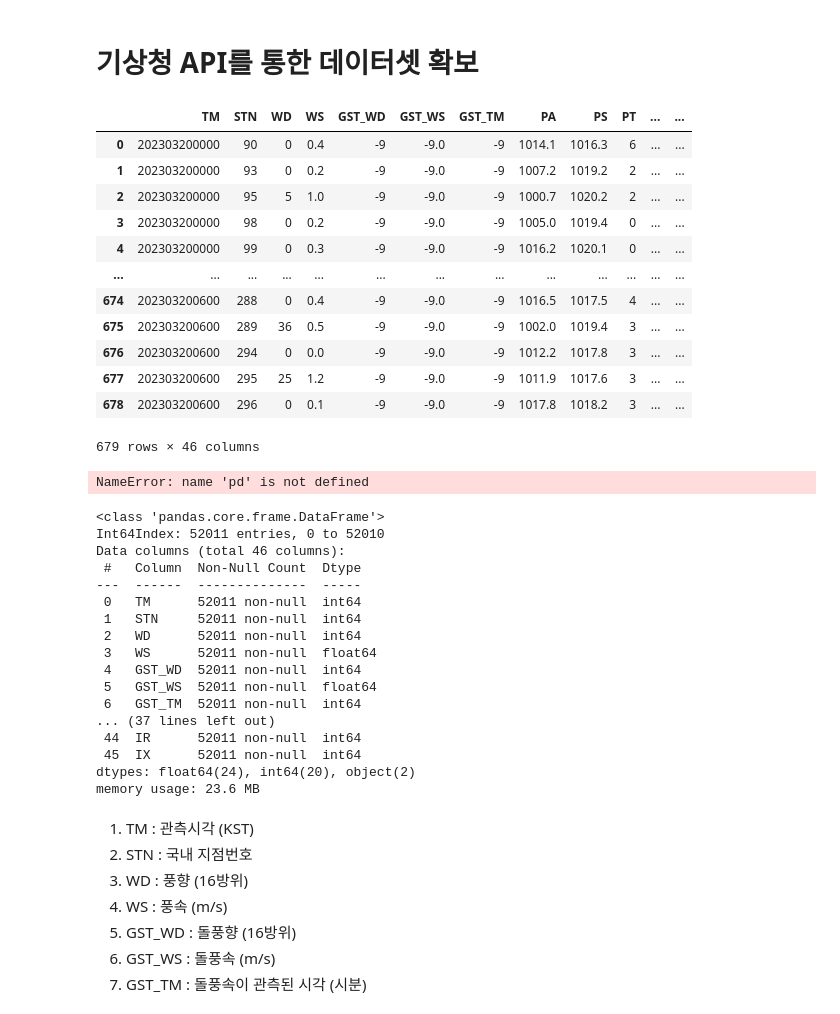
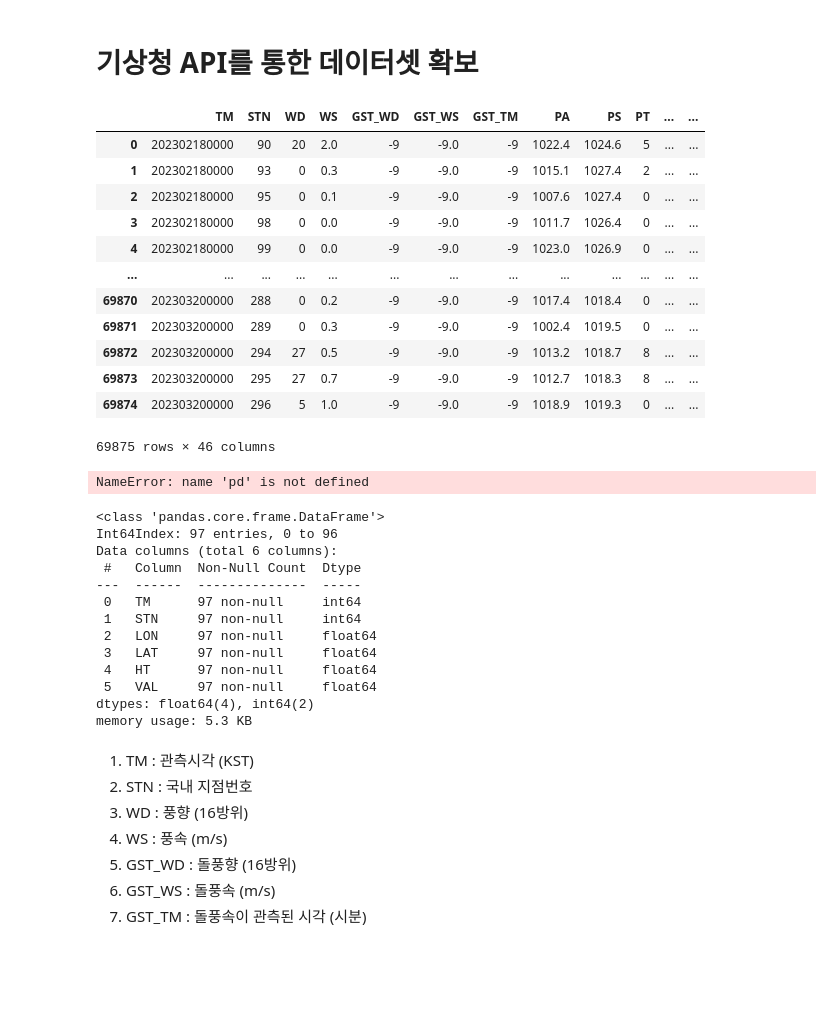
Before and after one commit to Jonghyun-Park1027/Competition1, a Jupyter notebook: meteorological_api.ipynb, the cells around one changed output. Saved outputs shown, nothing was run; the diff lists cells and outputs as text; code cells hidden in the pictures; blank space fills up the shorter version.

```diff
--- a/meteorological_api.ipynb
+++ b/meteorological_api.ipynb
@@ -19,45 +19,45 @@ from sklearn.model_selection import train_test_split
 # %%
 # # api 지상관측자료 시간자료
 # url = "https://apihub.kma.go.kr/api/typ01/url/kma_sfctm3.php?tm1=202303200000&tm2=202303200600&stn=0&help=1&authKey=-"
 # num = "final"
 # with urlopen(url) as f:
 #     binary_data = f.read()
 #     column = ['TM', 'STN', 'WD', 'WS', 'GST_WD', 'GST_WS', 'GST_TM', 'PA', 'PS', 'PT', 'PR',    'TA', 'TD', 'HM', 'PV',
 #               'RN', 'RN_DAY', 'RN_JUN', 'RN_INT', 'SD_HR3', 'SD_DAY', 'SD_TOT', 'WC', 'WP',
 #               'WW', 'CA_TOT', 'CA_MID', 'CH_MIN', 'CT', 'CT_TOP', 'CT_MID', 'CT_LOW', 'VS', 'SS', 'SI', 'ST_GD',
 #               'TS', 'TE_005', 'TE_01', 'TE_02', 'TE_03', 'ST_SEA', 'WH', 'BF', 'IR', 'IX']
 #
 #     # 주어진 바이트 문자열을 일반 문자열로 변환
 #     data_str = binary_data.decode('cp949')
 #
 #     # 문자열을 행으로 분리
 #     lines = data_str.split("\n")
 #
 #     # 주석 제외 및 데이터만 추출
 #     lines = [line for line in lines if not line.startswith("#") and line.strip() != ""]
 #
 #     # 각 행의 데이터를 공백으로 분리하고 이를 리스트의 리스트로 변환
 #     data_list = [line.split() for line in lines]
 #
 #     # 리스트의 리스트를 데이터프레임으로 변환
 #     df_api = pd.DataFrame(data_list, columns=column)
 #     df_api.to_csv(f"./meteorological/meteorological_{num}.csv")
-# df_api = pd.read_csv(f"./meteorological/meteorological_{num}.csv", encoding='cp949', index_col=0)
-# df_api
+df_api = pd.read_csv(f"./meteorological/meteorological_1.csv", encoding='cp949', index_col=0)
+df_api
 # %% [output]
 |  | TM | STN | WD | WS | GST_WD | GST_WS | GST_TM | PA | PS | PT | ... | ... |
-| 0 | 202303200000 | 90 | 0 | 0.4 | -9 | -9.0 | -9 | 1014.1 | 1016.3 | 6 | ... | ... |
-| 1 | 202303200000 | 93 | 0 | 0.2 | -9 | -9.0 | -9 | 1007.2 | 1019.2 | 2 | ... | ... |
-| 2 | 202303200000 | 95 | 5 | 1.0 | -9 | -9.0 | -9 | 1000.7 | 1020.2 | 2 | ... | ... |
-| 3 | 202303200000 | 98 | 0 | 0.2 | -9 | -9.0 | -9 | 1005.0 | 1019.4 | 0 | ... | ... |
-| 4 | 202303200000 | 99 | 0 | 0.3 | -9 | -9.0 | -9 | 1016.2 | 1020.1 | 0 | ... | ... |
+| 0 | 202302180000 | 90 | 20 | 2.0 | -9 | -9.0 | -9 | 1022.4 | 1024.6 | 5 | ... | ... |
+| 1 | 202302180000 | 93 | 0 | 0.3 | -9 | -9.0 | -9 | 1015.1 | 1027.4 | 2 | ... | ... |
+| 2 | 202302180000 | 95 | 0 | 0.1 | -9 | -9.0 | -9 | 1007.6 | 1027.4 | 0 | ... | ... |
+| 3 | 202302180000 | 98 | 0 | 0.0 | -9 | -9.0 | -9 | 1011.7 | 1026.4 | 0 | ... | ... |
+| 4 | 202302180000 | 99 | 0 | 0.0 | -9 | -9.0 | -9 | 1023.0 | 1026.9 | 0 | ... | ... |
 | ... | ... | ... | ... | ... | ... | ... | ... | ... | ... | ... | ... | ... |
-| 674 | 202303200600 | 288 | 0 | 0.4 | -9 | -9.0 | -9 | 1016.5 | 1017.5 | 4 | ... | ... |
-| 675 | 202303200600 | 289 | 36 | 0.5 | -9 | -9.0 | -9 | 1002.0 | 1019.4 | 3 | ... | ... |
-| 676 | 202303200600 | 294 | 0 | 0.0 | -9 | -9.0 | -9 | 1012.2 | 1017.8 | 3 | ... | ... |
-| 677 | 202303200600 | 295 | 25 | 1.2 | -9 | -9.0 | -9 | 1011.9 | 1017.6 | 3 | ... | ... |
-| 678 | 202303200600 | 296 | 0 | 0.1 | -9 | -9.0 | -9 | 1017.8 | 1018.2 | 3 | ... | ... |
+| 69870 | 202303200000 | 288 | 0 | 0.2 | -9 | -9.0 | -9 | 1017.4 | 1018.4 | 0 | ... | ... |
+| 69871 | 202303200000 | 289 | 0 | 0.3 | -9 | -9.0 | -9 | 1002.4 | 1019.5 | 0 | ... | ... |
+| 69872 | 202303200000 | 294 | 27 | 0.5 | -9 | -9.0 | -9 | 1013.2 | 1018.7 | 8 | ... | ... |
+| 69873 | 202303200000 | 295 | 27 | 0.7 | -9 | -9.0 | -9 | 1012.7 | 1018.3 | 8 | ... | ... |
+| 69874 | 202303200000 | 296 | 5 | 1.0 | -9 | -9.0 | -9 | 1018.9 | 1019.3 | 0 | ... | ... |
-679 rows × 46 columns
+69875 rows × 46 columns
 # %%
 # 요소별 조회(HT 노장 해발고도 추출)
 # url = "https://apihub.kma.go.kr/api/typ01/url/kma_sfctm5.php?tm2=202306060900&obs=TA&stn=0&disp=0&help=1&authKey=-"
@@ -116,25 +116,21 @@ y.index.freq = '5T'
 NameError: name 'pd' is not defined
 # %%
 # df_api.info(memory_usage='deep')
-# df_HT.info()
+df_HT.info()
 # %% [output]
 <class 'pandas.core.frame.DataFrame'>
-Int64Index: 52011 entries, 0 to 52010
-Data columns (total 46 columns):
+Int64Index: 97 entries, 0 to 96
+Data columns (total 6 columns):
  #   Column  Non-Null Count  Dtype
 ---  ------  --------------  -----
- 0   TM      52011 non-null  int64
- 1   STN     52011 non-null  int64
- 2   WD      52011 non-null  int64
- 3   WS      52011 non-null  float64
- 4   GST_WD  52011 non-null  int64
- 5   GST_WS  52011 non-null  float64
- 6   GST_TM  52011 non-null  int64
-... (37 lines left out)
- 44  IR      52011 non-null  int64
- 45  IX      52011 non-null  int64
-dtypes: float64(24), int64(20), object(2)
-memory usage: 23.6 MB
+ 0   TM      97 non-null     int64
+ 1   STN     97 non-null     int64
+ 2   LON     97 non-null     float64
+ 3   LAT     97 non-null     float64
+ 4   HT      97 non-null     float64
+ 5   VAL     97 non-null     float64
+dtypes: float64(4), int64(2)
+memory usage: 5.3 KB
 # %% [markdown]
   1. TM     : 관측시각 (KST)
   2. STN    : 국내 지점번호
```
Also changed, not shown: 1 other file.
